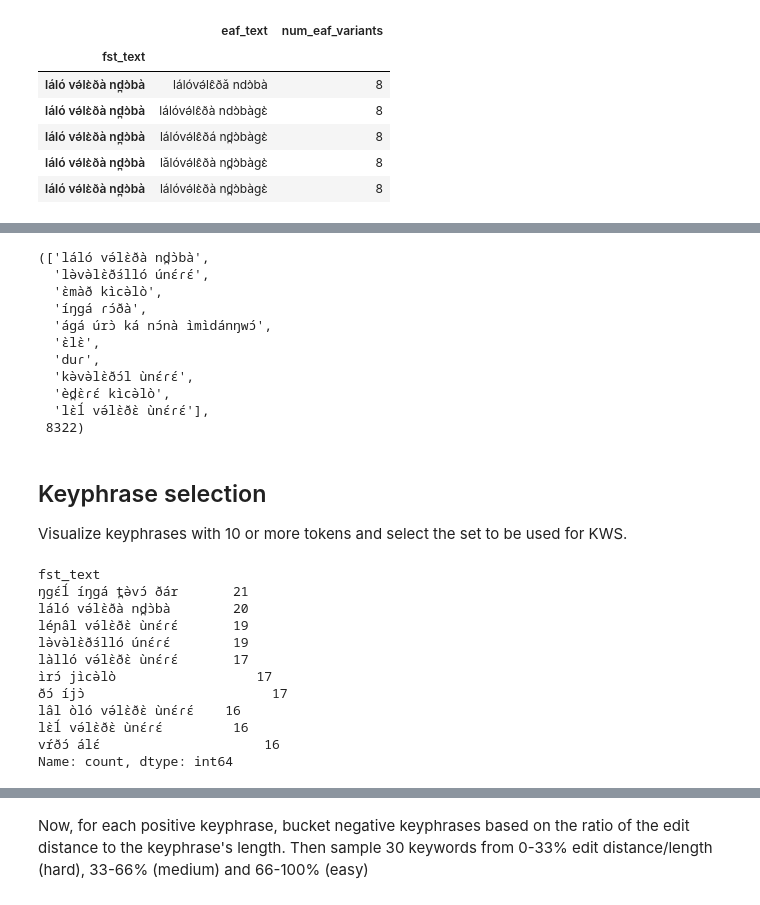
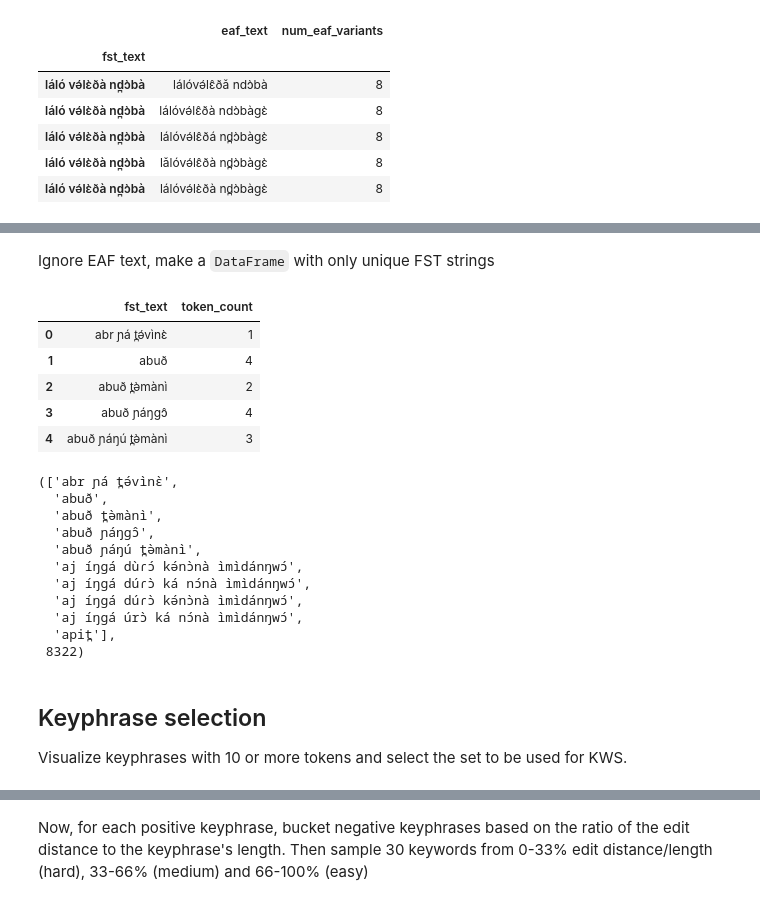
Before and after one commit to markjosims/tira_kws, a Jupyter notebook: notebooks/tira_keyword_exploration.ipynb, the cells around one changed output, grey strips where cells are left out. Cells and saved outputs as stored; diff of their text form; code cells hidden in the pictures.

```diff
--- a/notebooks/tira_keyword_exploration.ipynb
+++ b/notebooks/tira_keyword_exploration.ipynb
@@ -79,35 +92,36 @@ Name: count, dtype: int64
+# %% [markdown]
+Ignore EAF text, make a `DataFrame` with only unique FST strings
+# %%
+unique_phrase_df = eaf_unique_df.drop(columns='eaf_text')
+unique_phrase_df = unique_phrase_df.groupby('fst_text', as_index=False)[('token_count')].sum()
+unique_phrase_df.head()
+# %% [output]
+|  | fst_text | token_count |
+| 0 | abr ɲá t̪ə́vìnɛ̀ | 1 |
+| 1 | abuð | 4 |
+| 2 | abuð t̪ə̀mànì | 2 |
+| 3 | abuð ɲáŋgɔ̂ | 4 |
+| 4 | abuð ɲáŋú t̪ə̀mànì | 3 |
 # %%
-all_phrases = unique_phrase_df.index.unique().tolist()
+all_phrases = unique_phrase_df['fst_text'].unique().tolist()
 all_phrases[:10], len(all_phrases)
 # %% [output]
-(['láló və́lɛ̀ðà nd̪ɔ̀bà',
-  'lə̀və̀lɛ̀ðɜ́lló únɛ́ɾɛ́',
-  'ɛ̀màð kìcə̀lò',
-  'íŋgá ɾɔ́ðà',
-  'ágá úrɔ̀ ká nɔ́nà ìmìdánŋwɔ́',
-  'ɛ̀lɛ̀',
-  'duɾ',
-  'kə̀və̀lɛ̀ðɔ́l ùnɛ́ɾɛ́',
-  'èd̪ɛ̀ɾɛ́ kìcə̀lò',
-  'lɛ̀ĺ və́lɛ̀ðɛ̀ ùnɛ́ɾɛ́'],
+(['abr ɲá t̪ə́vìnɛ̀',
+  'abuð',
+  'abuð t̪ə̀mànì',
+  'abuð ɲáŋgɔ̂',
+  'abuð ɲáŋú t̪ə̀mànì',
+  'aj íŋgá dùɾɔ́ kə́nɔ̀nà ìmìdánŋwɔ́',
+  'aj íŋgá dúɾɔ̀ ká nɔ́nà ìmìdánŋwɔ́',
+  'aj íŋgá dúɾɔ̀ kə́nɔ̀nà ìmìdánŋwɔ́',
+  'aj íŋgá úrɔ̀ ká nɔ́nà ìmìdánŋwɔ́',
+  'apit̪'],
  8322)
 # %% [markdown]
 ## Keyphrase selection
 Visualize keyphrases with 10 or more tokens and select the set to be used for KWS.
 # %%
-keyphrase_counts = df['fst_text'].value_counts()
-keyphrase_counts.head(10)
+# commenting out since we're loading `unique_phrase_df` pre-generated w/ `token_count` column
+# keyphrase_counts = df['fst_text'].value_counts()
+# keyphrase_counts.head(10)
-# %% [output]
-fst_text
-ŋgɛ́ĺ íŋgá t̪ə̀vɔ́ ðár       21
-láló və́lɛ̀ðà nd̪ɔ̀bà        20
-léɲâl və́lɛ̀ðɛ̀ ùnɛ́ɾɛ́       19
-lə̀və̀lɛ̀ðɜ́lló únɛ́ɾɛ́        19
-làlló və́lɛ̀ðɛ̀ ùnɛ́ɾɛ́       17
-ìrɔ́ jìcə̀lò                  17
-ðɔ́ íjɔ̀                        17
-lâl òló və́lɛ̀ðɛ̀ ùnɛ́ɾɛ́    16
-lɛ̀ĺ və́lɛ̀ðɛ̀ ùnɛ́ɾɛ́         16
-vŕðɔ́ álɛ́                     16
-Name: count, dtype: int64
 # %%
```
Also changed, not shown: parts of 24 cells of this notebook.
